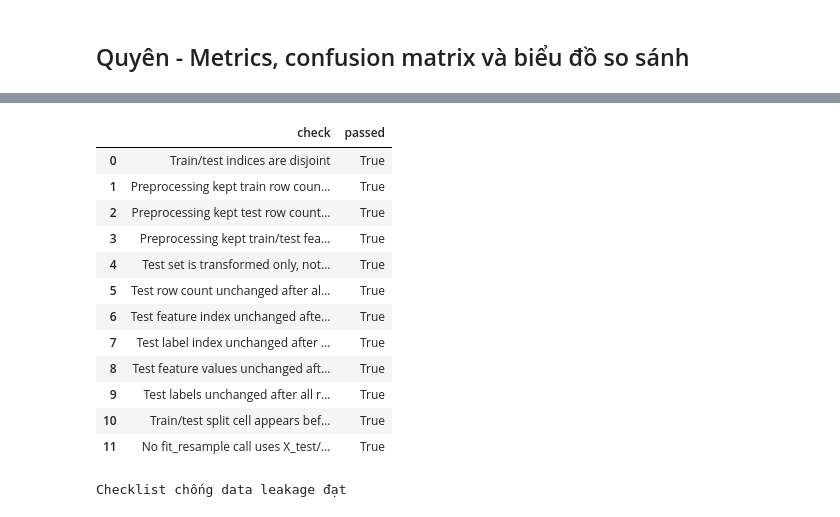
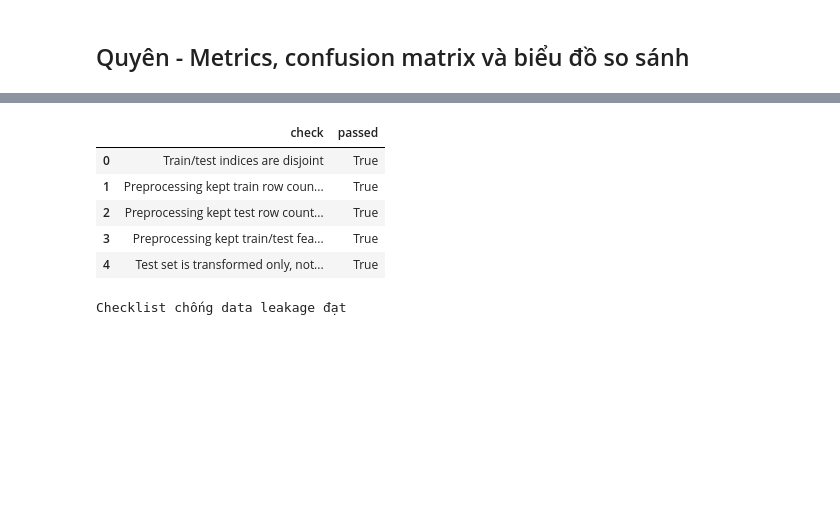
Before and after one commit to leedontbeshy/Adasync-Data-Mining, a Jupyter notebook: demo_adasyn.ipynb, the cells around one changed output, grey strips where cells are left out. Cells and saved outputs as stored; diff of their text form; code cells hidden in the pictures; blank space fills up the shorter version.

```diff
--- a/demo_adasyn.ipynb
+++ b/demo_adasyn.ipynb
@@ -951,112 +1078,24 @@ display(metrics_comparison)
 # %%
-import json
-import re
-
-required_names = [
-    "X_train",
-    "X_test",
-    "X_train_processed",
-    "X_test_processed",
-    "y_train",
-    "y_test",
-]
+required_names = ["X_train", "X_test", "X_train_processed", "X_test_processed"]
 missing_names = [name for name in required_names if name not in globals()]
 if missing_names:
     raise NameError(f"Thiếu biến để kiểm tra leakage: {missing_names}")
 
 leakage_checks = build_leakage_checklist(
     X_train,
     X_test,
     X_train_processed,
     X_test_processed,
 )
 
-extra_checks = []
-if "x_test_rows_before_sampling" in globals():
-    extra_checks.append(
-        {
-            "check": "Test row count unchanged after all resampling cells",
-            "passed": len(X_test_processed) == x_test_rows_before_sampling,
-        }
-    )
-if "x_test_index_before_sampling" in globals():
-    extra_checks.append(
-        {
-            "check": "Test feature index unchanged after all resampling cells",
-            "passed": X_test_processed.index.equals(x_test_index_before_sampling),
-        }
-    )
-if "y_test_index_before_sampling" in globals():
-    extra_checks.append(
-        {
-            "check": "Test label index unchanged after all resampling cells",
-            "passed": y_test.index.equals(y_test_index_before_sampling),
-        }
-    )
-if "X_test_processed_before_sampling" in globals():
-    extra_checks.append(
-        {
-            "check": "Test feature values unchanged after all resampling cells",
-            "passed": X_test_processed.equals(X_test_processed_before_sampling),
-        }
-    )
-if "y_test_before_sampling" in globals():
-    extra_checks.append(
-        {
-            "check": "Test labels unchanged after all resampling cells",
-            "passed": y_test.equals(y_test_before_sampling),
-        }
-    )
-
-notebook_path = PROJECT_ROOT / "demo_adasyn.ipynb"
-if notebook_path.exists():
-    notebook = json.loads(notebook_path.read_text(encoding="utf-8"))
-    split_cell_indices = []
-    resample_calls = []
-    for cell_index, cell in enumerate(notebook.get("cells", [])):
-        if cell.get("cell_type") != "code" or cell.get("id") == "phuc-leakage-code":
-            continue
-        source = "".join(cell.get("source", []))
-        if "split_data(" in source or "train_test_split(" in source:
-            split_cell_indices.append(cell_index)
-        for match in re.finditer(r"\.fit_resample\((.*?)\)", source, flags=re.DOTALL):
-            resample_calls.append((cell_index, re.sub(r"\s+", " ", match.group(1))))
-
-    first_split_cell = min(split_cell_indices) if split_cell_indices else None
-    first_resample_cell = min((cell_index for cell_index, _ in resample_calls), default=None)
-    extra_checks.extend(
-        [
-            {
-                "check": "Train/test split cell appears before first fit_resample call",
-                "passed": first_split_cell is not None
-                and first_resample_cell is not None
-                and first_split_cell < first_resample_cell,
-            },
-            {
-                "check": "No fit_resample call uses X_test/y_test",
-                "passed": all("X_test" not in call and "y_test" not in call for _, call in resample_calls),
-            },
-        ]
-    )
-
-if extra_checks:
-    leakage_checks = pd.concat([leakage_checks, pd.DataFrame(extra_checks)], ignore_index=True)
-
 display(leakage_checks)
 assert leakage_checks["passed"].all(), "Có checklist data leakage chưa đạt."
 print("Checklist chống data leakage đạt")
 # %% [output]
 |  | check | passed |
 | 0 | Train/test indices are disjoint | True |
 | 1 | Preprocessing kept train row coun... | True |
 | 2 | Preprocessing kept test row count... | True |
 | 3 | Preprocessing kept train/test fea... | True |
 | 4 | Test set is transformed only, not... | True |
-| 5 | Test row count unchanged after al... | True |
-| 6 | Test feature index unchanged afte... | True |
-| 7 | Test label index unchanged after ... | True |
-| 8 | Test feature values unchanged aft... | True |
-| 9 | Test labels unchanged after all r... | True |
-| 10 | Train/test split cell appears bef... | True |
-| 11 | No fit_resample call uses X_test/... | True |
 Checklist chống data leakage đạt
```
Also changed, not shown: parts of 12 cells of this notebook, 15 other files.
